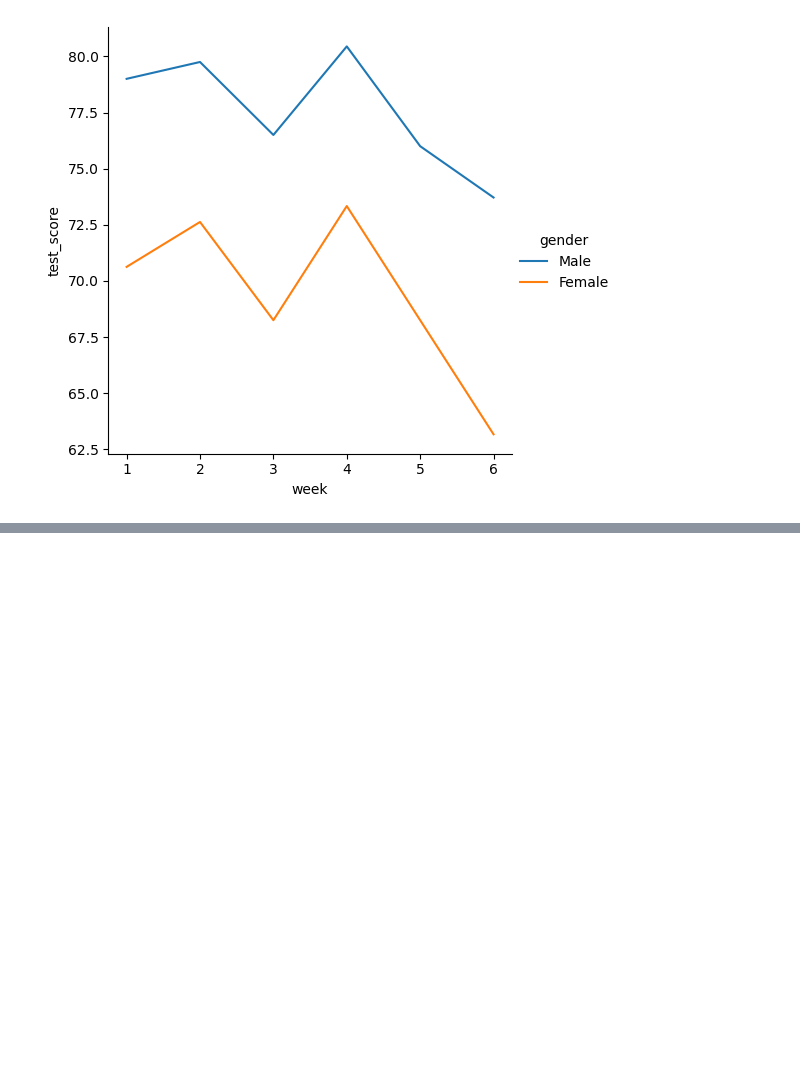
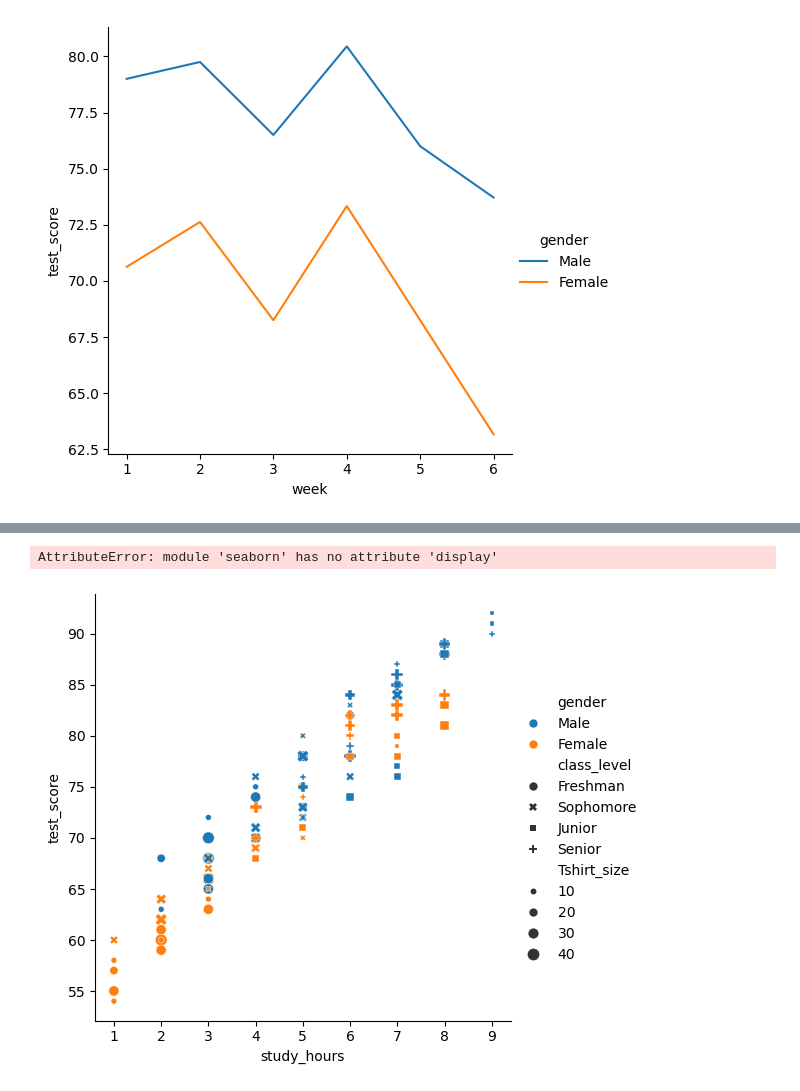
Before and after one commit to shahbaz-kamal/machine_learning, a Jupyter notebook: 16-data-visualization-with-seaborn-and-plotly/module-16.ipynb, the cells around one changed output, grey strips where cells are left out. Drawn from its saved outputs; the diff is of its cells as text; code cells hidden in the pictures; blank space fills up the shorter version.

```diff
--- a/16-data-visualization-with-seaborn-and-plotly/module-16.ipynb
+++ b/16-data-visualization-with-seaborn-and-plotly/module-16.ipynb
@@ -40,0 +57,5 @@ sns.relplot(kind='line',data=student, x='week',y='test_score',errorbar=None, hue
+# %%
+sns.relplot(kind='scatter',data=student,x='study_hours',y='test_score',style='class_level',size='Tshirt_size',hue='gender')
+# %% [output]
+AttributeError: module 'seaborn' has no attribute 'display'
+[figure, added]
```
Also changed, not shown: parts of 5 cells of this notebook.
